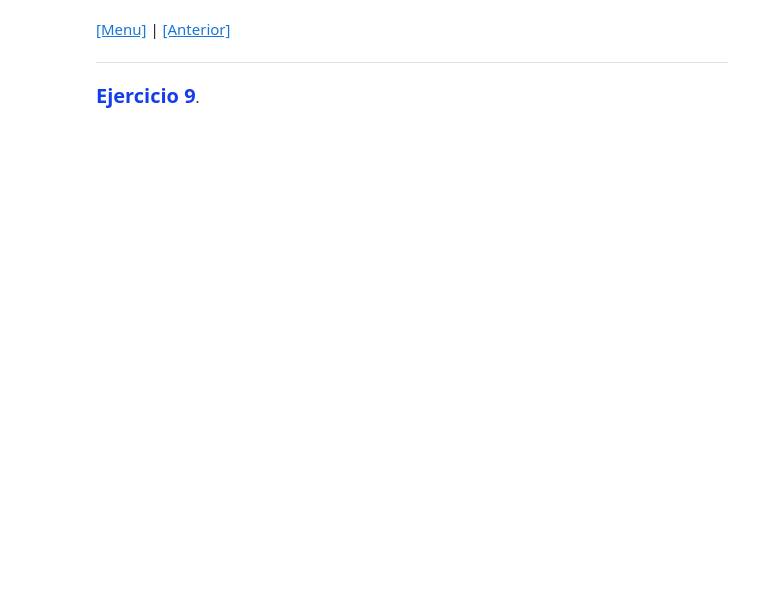
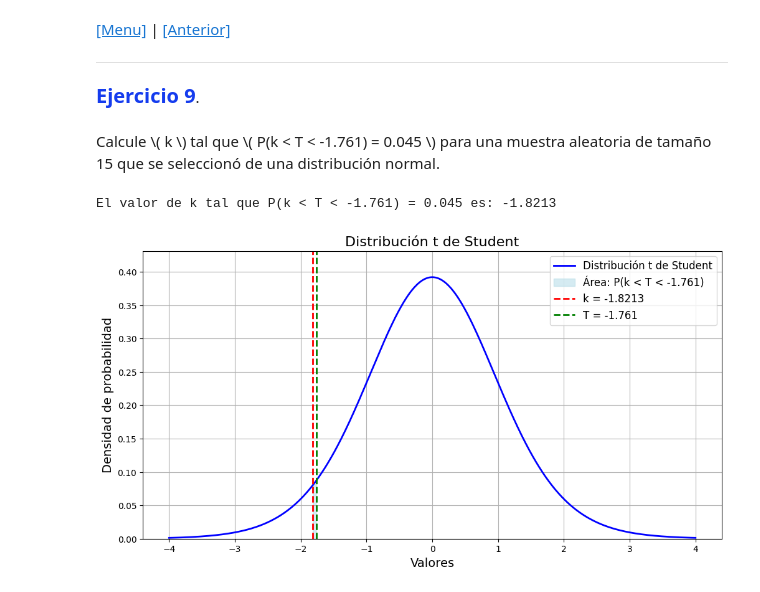
Before and after one commit to melaniesantiago/Ejercicios, a Jupyter notebook: ejercicios-t-student.ipynb, the cells around one changed output. Saved outputs shown, nothing was run; the diff lists cells and outputs as text; code cells hidden in the pictures; blank space fills up the shorter version.

```diff
--- a/ejercicios-t-student.ipynb
+++ b/ejercicios-t-student.ipynb
@@ -730,3 +812,53 @@ ___
 ___
 
 <span style="color: #153CEE; font-size: 20px; font-weight: bold;">Ejercicio 9</span>.
+# %% [markdown]
+<p>
+    Calcule \( k \) tal que \( P(k < T < -1.761) = 0.045 \) para una muestra aleatoria de tamaño 15 que se seleccionó de una distribución normal.
+</p>
+# %%
+
+import numpy as np
+import scipy.stats as stats
+import matplotlib.pyplot as plt
+
+# Grados de libertad
+n = 15
+df = n - 1
+
+# Valor t dado
+t_dado = -1.761
+
+# Probabilidad acumulada
+probabilidad_acumulada = 0.045
+
+# Cálculo de k
+k = stats.t.ppf(probabilidad_acumulada, df)
+
+print(f"El valor de k tal que P(k < T < -1.761) = 0.045 es: {k:.4f}")
+
+# Gráfica de la distribución t
+x_values = np.linspace(-4, 4, 1000)
+y_values = stats.t.pdf(x_values, df)
+
+plt.figure(figsize=(12, 6))
+plt.plot(x_values, y_values, label='Distribución t de Student', color='blue', linewidth=2)
+
+# Área entre k y -1.761
+plt.fill_between(x_values, y_values, where=((x_values >= k) & (x_values <= t_dado)),
+                 color='lightblue', alpha=0.5, label=f'Área: P(k < T < -1.761)')
+
+# Líneas verticales en los valores k y -1.761
+plt.axvline(k, color='red', linestyle='--', label=f'k = {k:.4f}', linewidth=2)
+plt.axvline(t_dado, color='green', linestyle='--', label=f'T = {t_dado}', linewidth=2)
+
+plt.title('Distribución t de Student', fontsize=16)
+plt.xlabel('Valores', fontsize=14)
+plt.ylabel('Densidad de probabilidad', fontsize=14)
+plt.ylim(0, max(y_values) * 1.1)  # Ajustar límite superior del eje y
+plt.legend(fontsize=12)
+plt.grid()
+plt.show()
+# %% [output]
+El valor de k tal que P(k < T < -1.761) = 0.045 es: -1.8213
+[figure, added]
```
Also changed, not shown: parts of 5 cells of this notebook.
